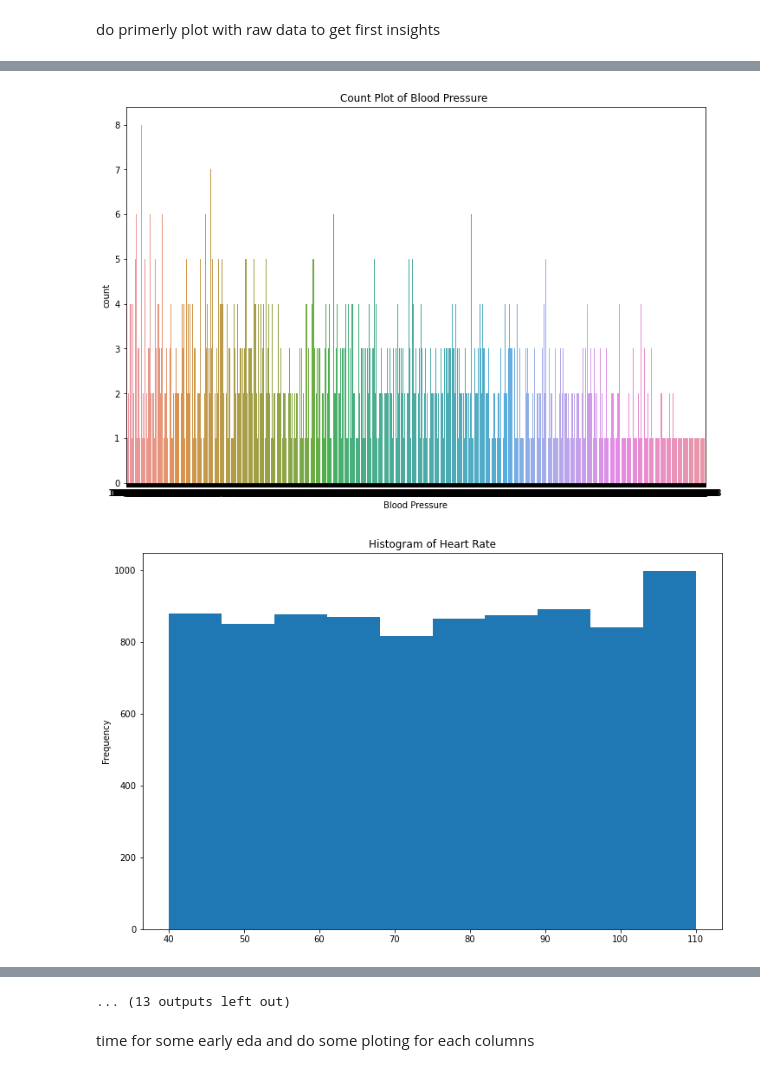
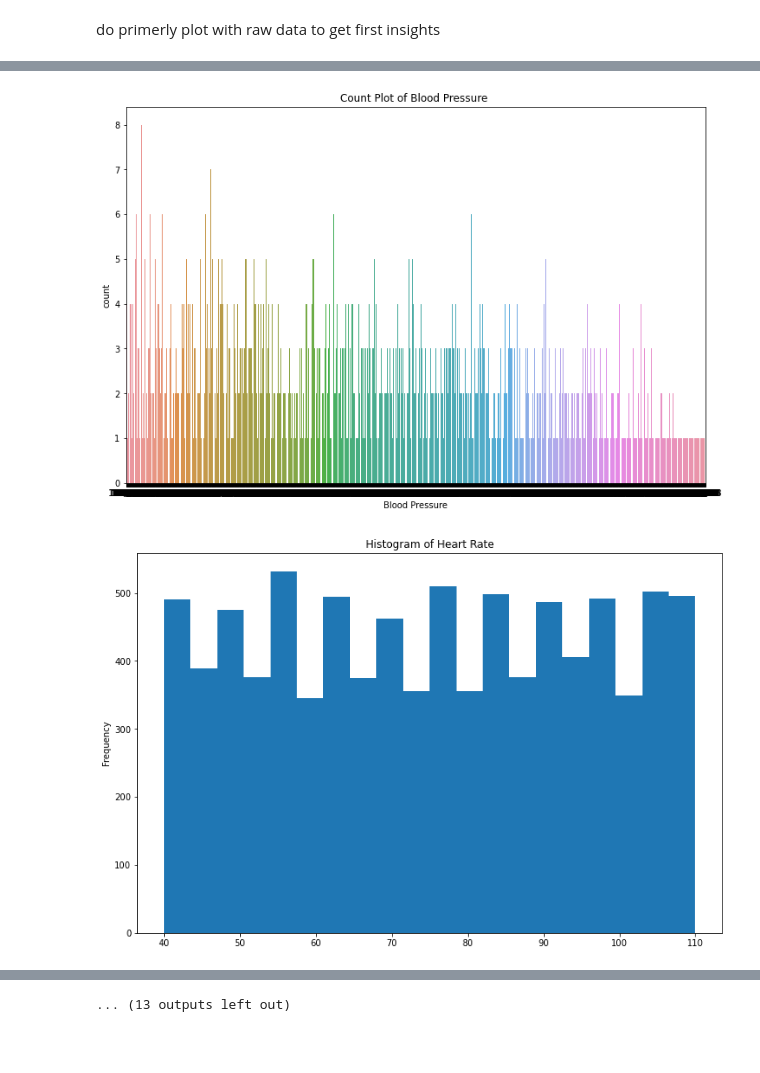
Before and after one commit to MaSOouD69/Capstone-Repo-Bootcamp-Project, a Jupyter notebook: heart_attack_prediction 2.ipynb, the cells around one changed output, grey strips where cells are left out. Cells and saved outputs as stored; diff of their text form; code cells hidden in the pictures; blank space fills up the shorter version.

```diff
--- a/heart_attack_prediction 2.ipynb
+++ b/heart_attack_prediction 2.ipynb
@@ -167,7 +167,7 @@ for i in df_raw:
 
     # Check if the column is numeric
     if pd.api.types.is_numeric_dtype(df_raw[i]):
-        df_raw[i].plot(kind='hist')
+        df_raw[i].plot(kind='hist',bins=20)
         plt.title(f'Histogram of {i}')
     else:
         # For non-numeric data, use a count plot
@@ -182,2 +182,2 @@ for i in df_raw:
 [figure]
-[figure, old version]
+[figure, new version]
@@ -190,4 +190,2 @@ for i in df_raw:
 [figure]
 ... (13 outputs left out)
-# %% [markdown]
-time for some early eda and do some ploting for each columns
```
Also changed, not shown: parts of 25 cells of this notebook.
